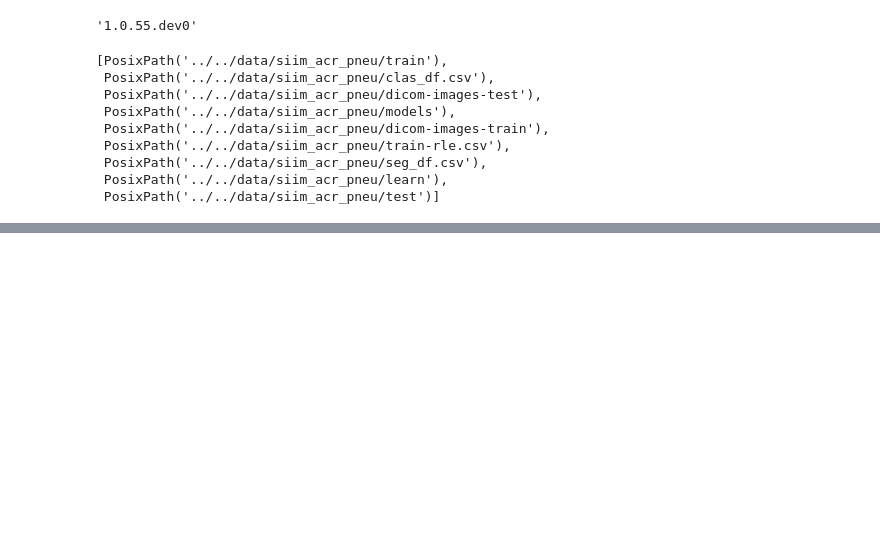
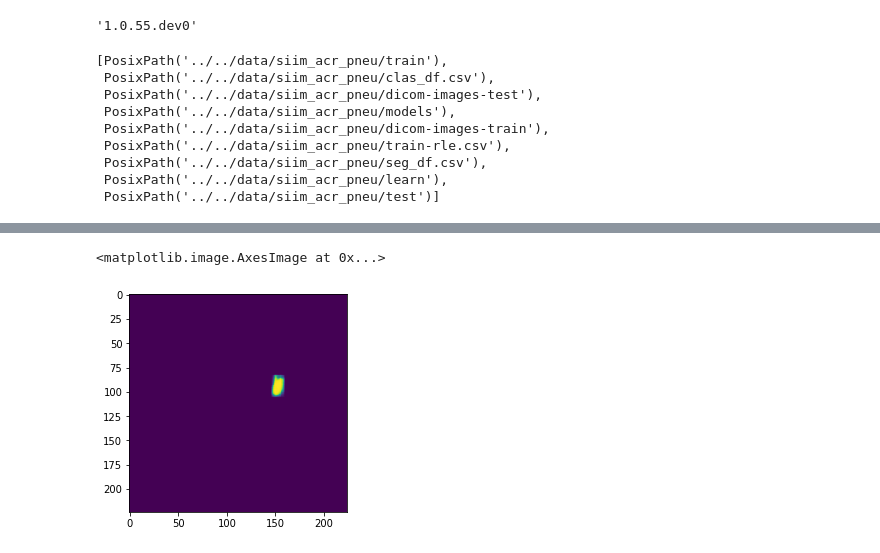
Before and after one commit to KeremTurgutlu/siim-acr-pneumothorax, a Jupyter notebook: instance segmentation.ipynb, the cells around one changed output, grey strips where cells are left out. Saved outputs shown, nothing was run; the diff lists cells and outputs as text; code cells hidden in the pictures; blank space fills up the shorter version.

```diff
--- a/instance segmentation.ipynb
+++ b/instance segmentation.ipynb
@@ -33,0 +58,5 @@ chexpert_stats = [tensor([0.5381, 0.5381, 0.5381]), tensor([0.2820, 0.2820, 0.28
+# %%
+plt.imshow(out_dict['masks'][12][0])
+# %% [output]
+<matplotlib.image.AxesImage at 0x...>
+[figure, added]
```
Also changed, not shown: parts of 15 cells of this notebook, 4 other files.
